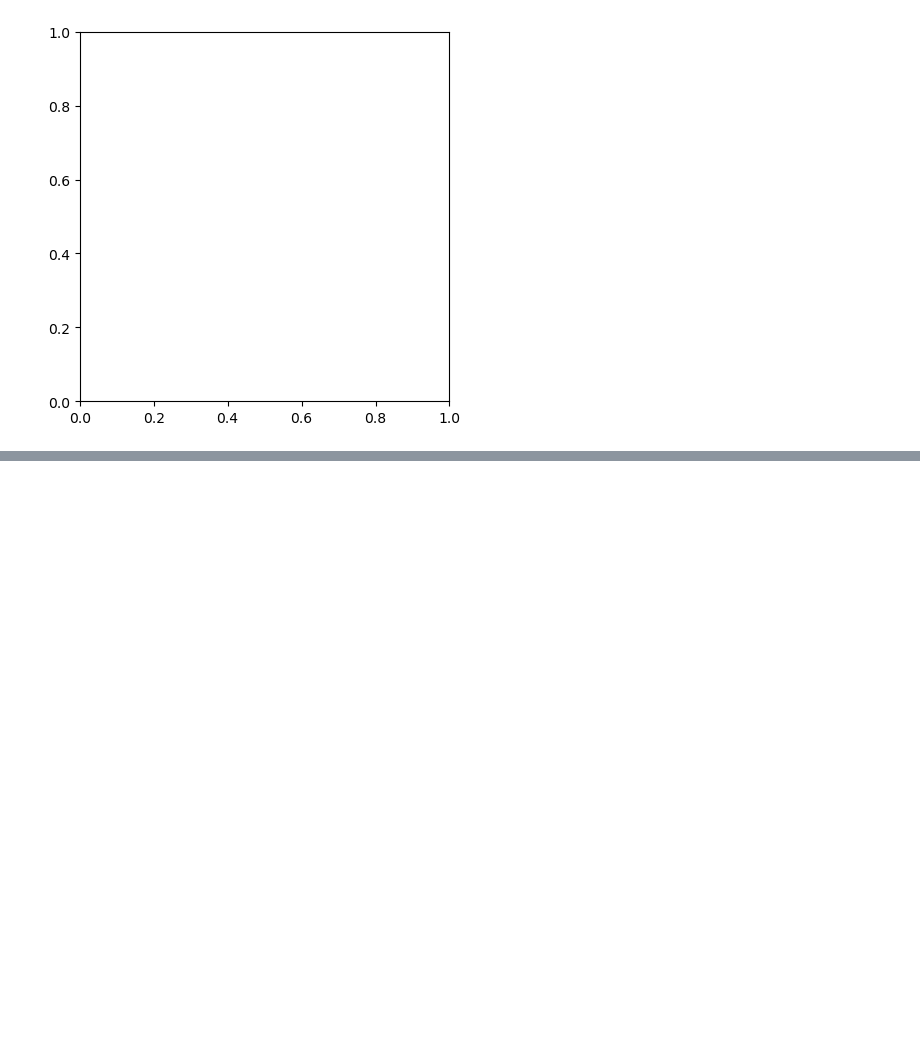
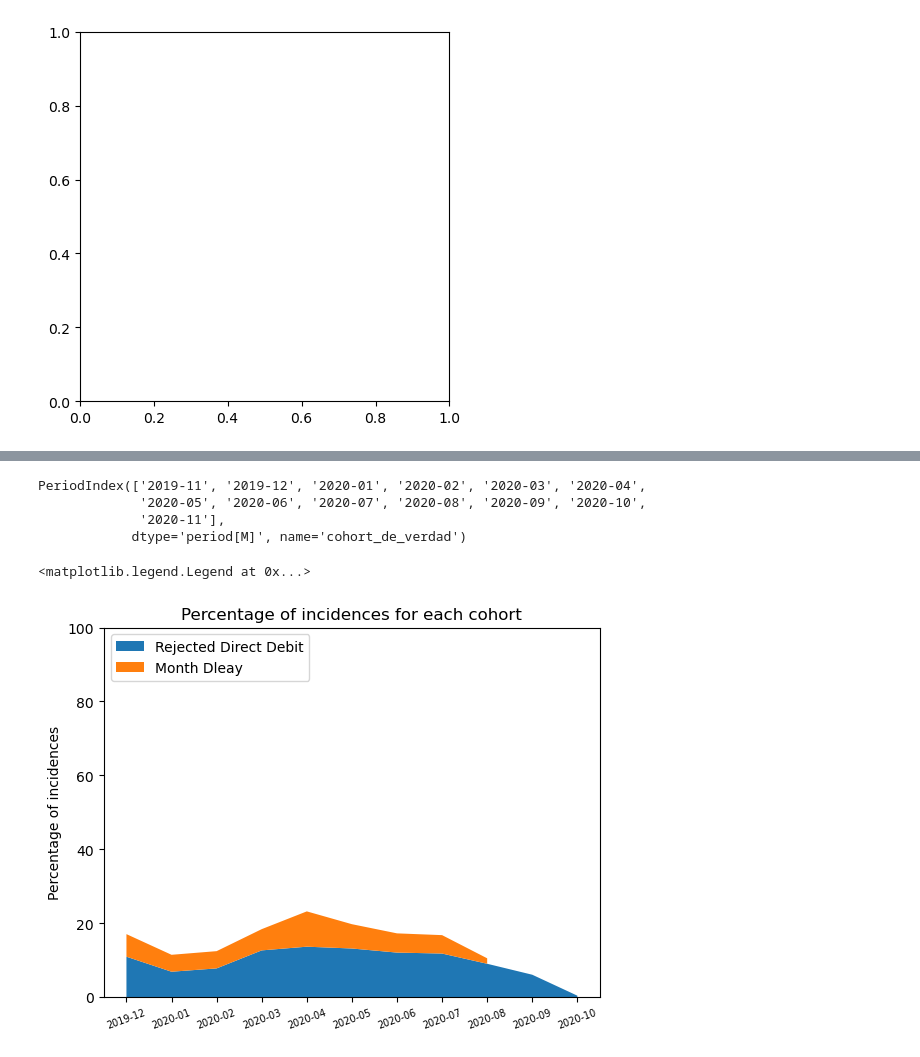
Before and after one commit to ooolychee/project-1-ironhack-payments-es, a Jupyter notebook: project1_eda.ipynb, the cells around one changed output, grey strips where cells are left out. Drawn from its saved outputs; the diff is of its cells as text; code cells hidden in the pictures; blank space fills up the shorter version.

```diff
--- a/project1_eda.ipynb
+++ b/project1_eda.ipynb
@@ -497,0 +547,2 @@ ValueError: could not convert string to float: 'instant_payment'
+# %%
+result_df["category"].fillna("No incident", inplace=True)
@@ -497,0 +579,9 @@ ValueError: could not convert string to float: 'instant_payment'
+# %%
+subset_no_incident = result_df[result_df['category'] == "No incident"]
+subset_no_incident.groupby(["cohort_de_verdad"]).count()
+
+subset_rejected_month_delay = result_df[result_df['category'] == "month_delay_on_payment"]
+subset_rejected_month_delay.groupby(["cohort_de_verdad"]).count()
+
+subset_rejected_direct_debit = result_df[result_df['category'] == "rejected_direct_debit"]
+subset_rejected_direct_debit.groupby(["cohort_de_verdad"]).count()
@@ -497,0 +621,28 @@ ValueError: could not convert string to float: 'instant_payment'
+# %%
+#Porcentage de rejected por direct debit por cohort
+y1=subset_rejected_direct_debit.groupby(["cohort_de_verdad"]).count()["id"]/result_df.groupby("cohort_de_verdad").count()["id"]*100
+#y1.reset_index()
+# %%
+y2=subset_rejected_month_delay.groupby(["cohort_de_verdad"]).count()["id"]/result_df.groupby("cohort_de_verdad").count()["id"]*100
+#y2.reset_index()
+# %%
+y2.keys()
+# %% [output]
+PeriodIndex(['2019-11', '2019-12', '2020-01', '2020-02', '2020-03', '2020-04',
+             '2020-05', '2020-06', '2020-07', '2020-08', '2020-09', '2020-10',
+             '2020-11'],
+            dtype='period[M]', name='cohort_de_verdad')
+# %%
+# Basic stacked area chart.
+x=['2019-11', '2019-12', '2020-01', '2020-02', '2020-03', '2020-04',
+             '2020-05', '2020-06', '2020-07', '2020-08', '2020-09', '2020-10',
+             '2020-11']
+plt.stackplot(x,y1,y2, labels=["Rejected Direct Debit", "Month Dleay"])
+plt.ylim(0, 100)
+plt.title("Percentage of incidences for each cohort")
+plt.ylabel("Percentage of incidences")
+plt.xticks(fontsize=7, rotation=20)
+plt.legend(loc='upper left')
+# %% [output]
+<matplotlib.legend.Legend at 0x...>
+[figure, added]
```
Also changed, not shown: parts of 12 cells of this notebook.
